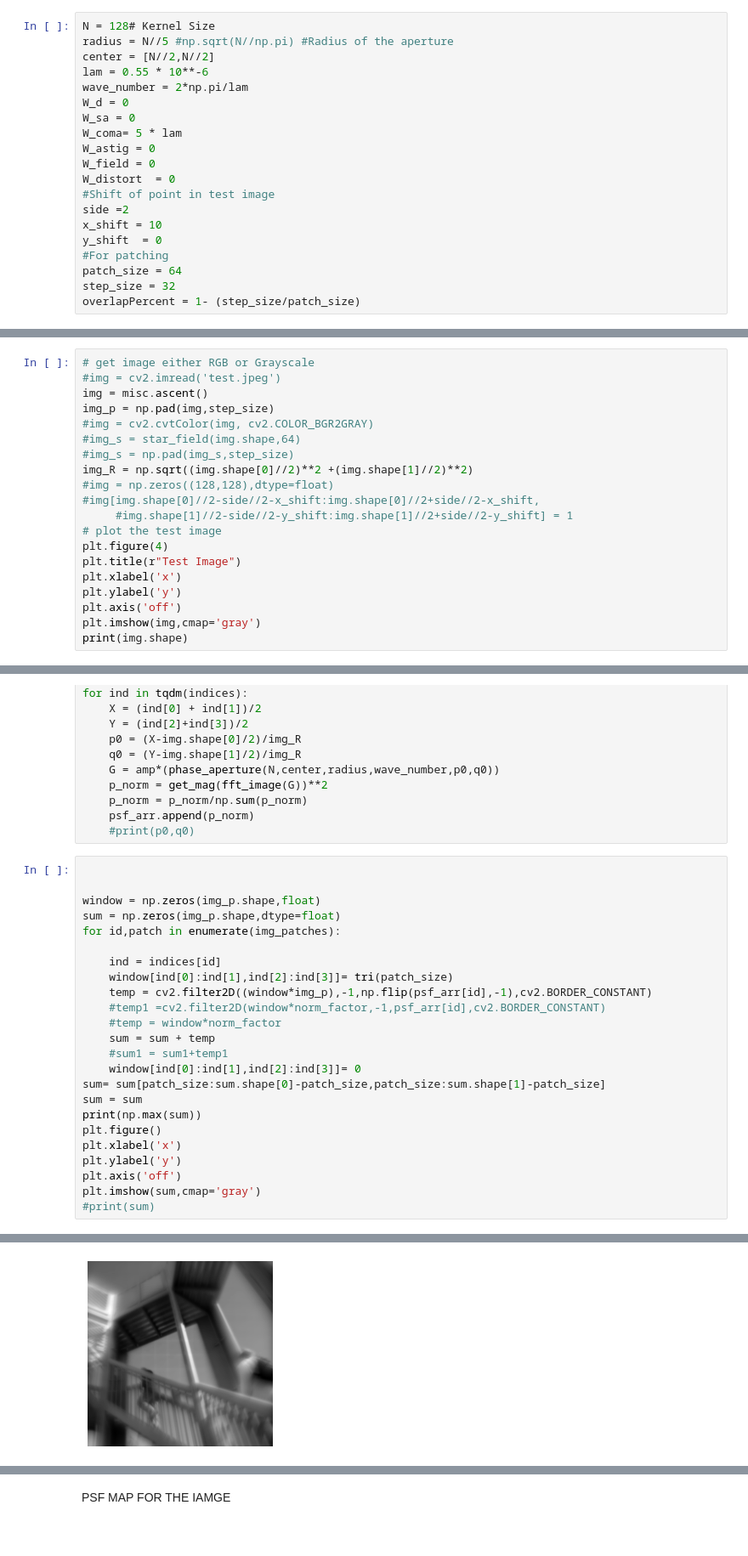
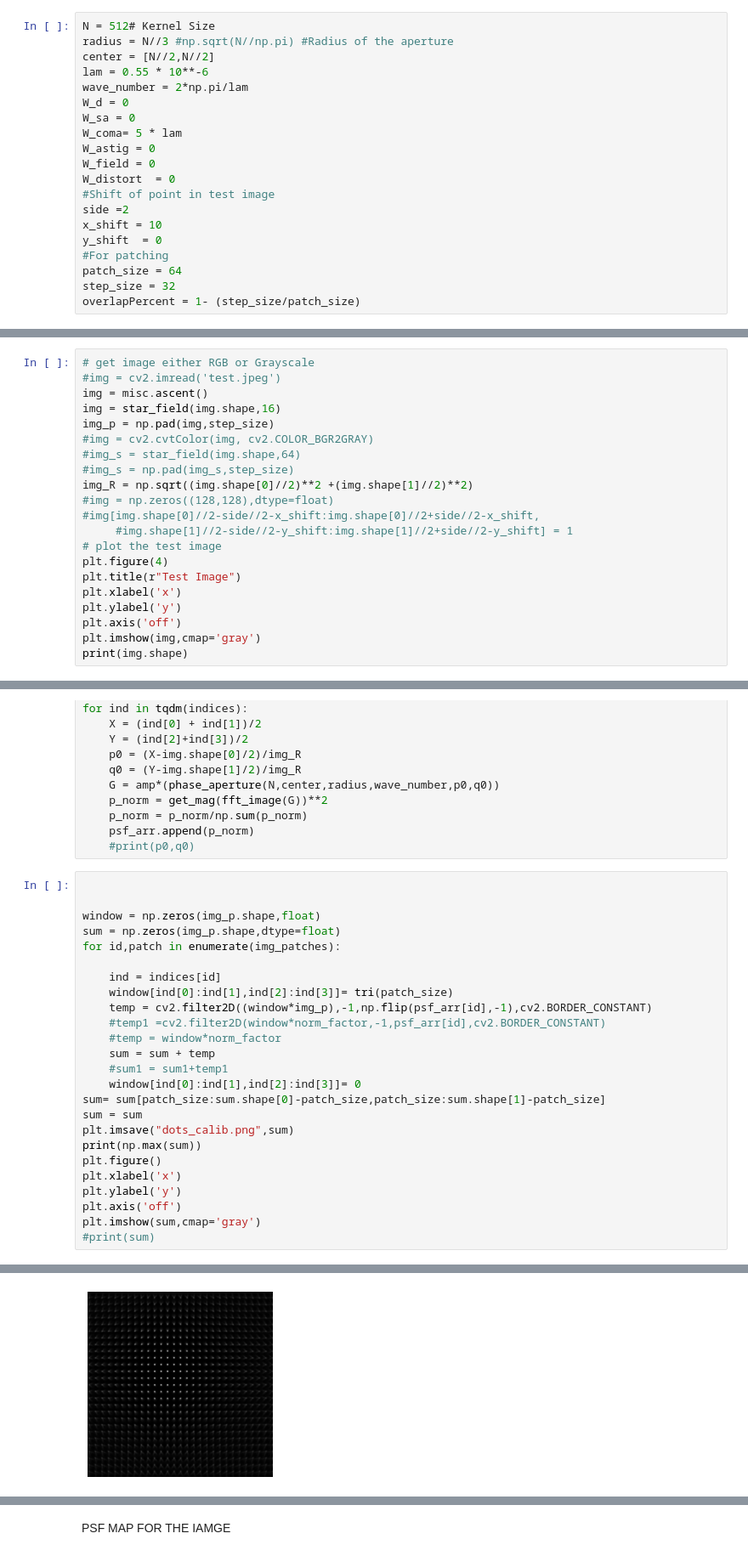
Before and after one commit to Alphalep/denoise-aberration-repo, a Jupyter notebook: main.ipynb, the cells around one changed output, grey strips where cells are left out. Shown at 85% size. Drawn from its saved outputs; the diff is of its cells as text.

```diff
--- a/main.ipynb
+++ b/main.ipynb
@@ -21,8 +21,8 @@ from functions import *
 # %% [markdown]
 DECLARE GLOBAL VARIABLES
 # %%
-N = 128# Kernel Size
-radius = N//5 #np.sqrt(N//np.pi) #Radius of the aperture
+N = 512# Kernel Size
+radius = N//3 #np.sqrt(N//np.pi) #Radius of the aperture
 center = [N//2,N//2]
 lam = 0.55 * 10**-6
 wave_number = 2*np.pi/lam
@@ -101,6 +101,7 @@ UPLOAD TEST IMAGE
 # get image either RGB or Grayscale
 #img = cv2.imread('test.jpeg')
 img = misc.ascent()
+img = star_field(img.shape,16)
 img_p = np.pad(img,step_size)
 #img = cv2.cvtColor(img, cv2.COLOR_BGR2GRAY)
 #img_s = star_field(img.shape,64)
@@ -178,6 +179,7 @@ for id,patch in enumerate(img_patches):
     window[ind[0]:ind[1],ind[2]:ind[3]]= 0
 sum= sum[patch_size:sum.shape[0]-patch_size,patch_size:sum.shape[1]-patch_size]
 sum = sum
+plt.imsave("dots_calib.png",sum)
 print(np.max(sum))
 plt.figure()
 plt.xlabel('x')
@@ -190,5 +192,5 @@ plt.imshow(sum,cmap='gray')
 <matplotlib.image.AxesImage at 0x...>
-[figure, old version]
+[figure, new version]
 # %%
 # result =[]
 
```
Also changed, not shown: parts of 10 cells of this notebook, 8 other files.
